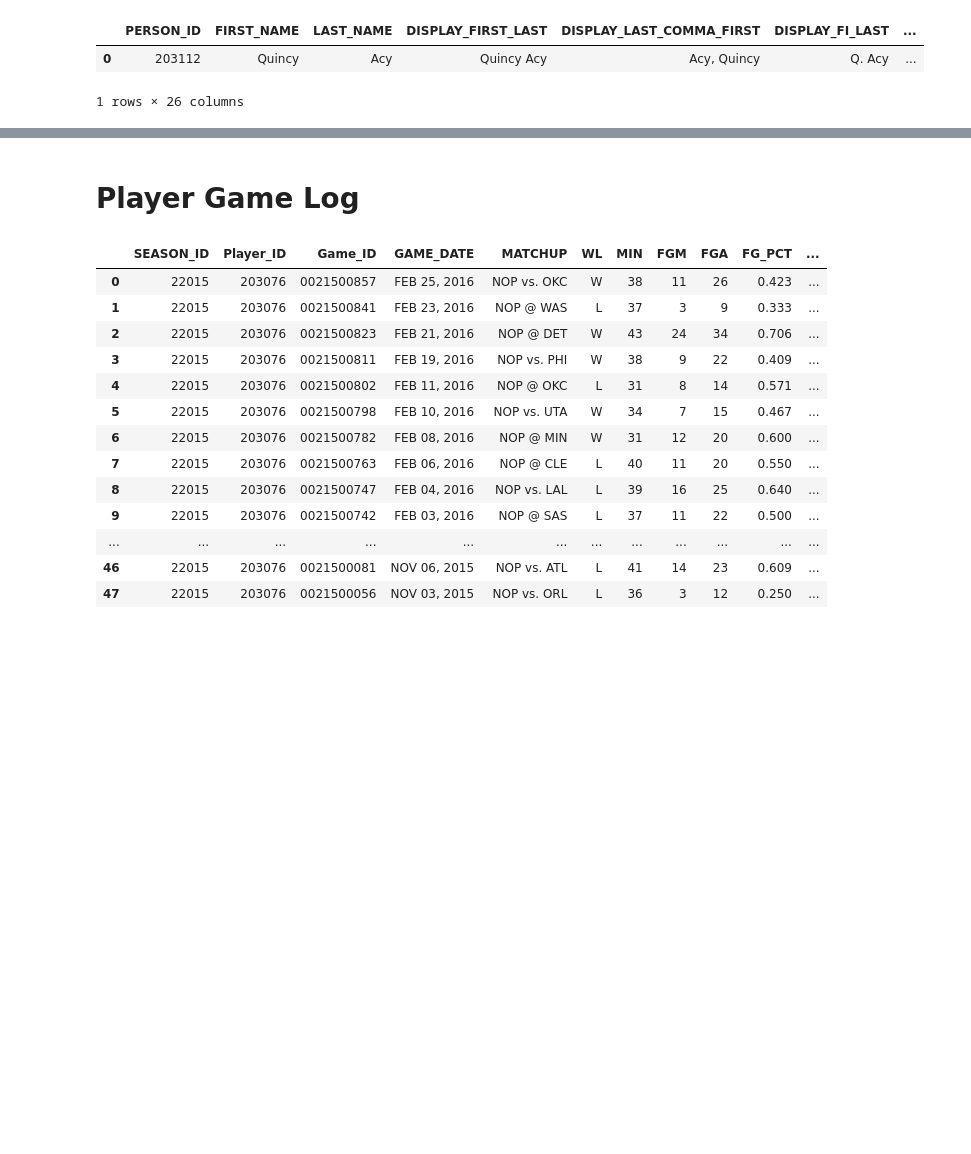
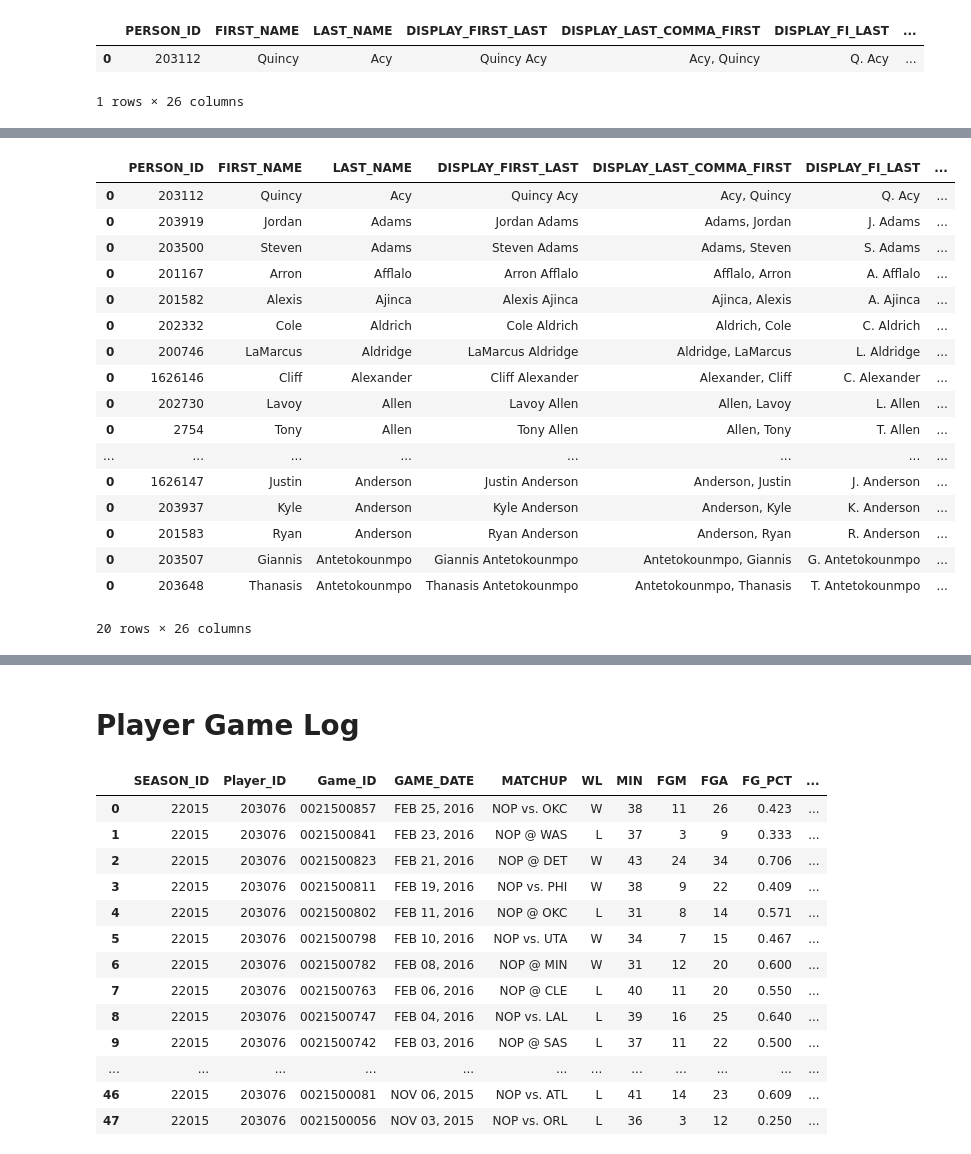
Before and after one commit to jpzhangvincent/NBAFantasySportBetting-ML-project, a Jupyter notebook: Scraping/Scraping for player game logs.ipynb, the cells around one changed output, grey strips where cells are left out. Drawn from its saved outputs; the diff is of its cells as text; code cells hidden in the pictures; blank space fills up the shorter version.

```diff
--- a/Scraping/Scraping for player game logs.ipynb
+++ b/Scraping/Scraping for player game logs.ipynb
@@ -9,7 +9,7 @@ requests.__version__
 # %%
 import pandas as pd
 # %%
-with open('../ECS-289K-Term-Project/Data/players.json') as data_file:
+with open('../Data/players.json') as data_file:
     playid_data = json.load(data_file)
 # %%
 playid_df = pd.DataFrame(playid_data)
@@ -24,0 +31,2 @@ playid_df.head()
+# %%
+ids_ls = playid_df['playerId']
@@ -43,3 +64,19 @@ tt.bio()
 |  | PERSON_ID | FIRST_NAME | LAST_NAME | DISPLAY_FIRST_LAST | DISPLAY_LAST_COMMA_FIRST | DISPLAY_FI_LAST | ... |
 | 0 | 203112 | Quincy | Acy | Quincy Acy | Acy, Quincy | Q. Acy | ... |
 1 rows × 26 columns
+# %%
+def collectAllPlayerBios(ids_ls):
+    leagueid = '00'
+    url = "http://stats.nba.com/stats/commonplayerinfo?"
+    u_a = {'user-agent':'Mozilla/5.0 (Windows NT 10.0; WOW64; rv:43.0) Gecko/20100101 Firefox/43.0'} #header is necessary
+    allplayerBios_df_ls = []
+
+    for playerid in ids_ls:
+        api_param = (('PlayerID',str(playerid)),('LeagueID',leagueid))
+        response = requests.get(url, params=api_param,headers={"USER-AGENT":u_a})
+        response_json = response.json()
+        response_df = pd.DataFrame(response_json['resultSets'][0]['rowSet'],columns=response_json['resultSets'][0]['headers'])
+        allplayerBios_df_ls.append(response_df)
+
+    allplayerBios_df = pd.concat(allplayerBios_df_ls,axis=0)
+    return(allplayerBios_df)
@@ -45,0 +94,23 @@ tt.bio()
+# %%
+allPlayerBios = collectAllPlayerBios(ids_ls)
+# %%
+allPlayerBios.head(20)
+# %% [output]
+|  | PERSON_ID | FIRST_NAME | LAST_NAME | DISPLAY_FIRST_LAST | DISPLAY_LAST_COMMA_FIRST | DISPLAY_FI_LAST | ... |
+| 0 | 203112 | Quincy | Acy | Quincy Acy | Acy, Quincy | Q. Acy | ... |
+| 0 | 203919 | Jordan | Adams | Jordan Adams | Adams, Jordan | J. Adams | ... |
+| 0 | 203500 | Steven | Adams | Steven Adams | Adams, Steven | S. Adams | ... |
+| 0 | 201167 | Arron | Afflalo | Arron Afflalo | Afflalo, Arron | A. Afflalo | ... |
+| 0 | 201582 | Alexis | Ajinca | Alexis Ajinca | Ajinca, Alexis | A. Ajinca | ... |
+| 0 | 202332 | Cole | Aldrich | Cole Aldrich | Aldrich, Cole | C. Aldrich | ... |
+| 0 | 200746 | LaMarcus | Aldridge | LaMarcus Aldridge | Aldridge, LaMarcus | L. Aldridge | ... |
+| 0 | 1626146 | Cliff | Alexander | Cliff Alexander | Alexander, Cliff | C. Alexander | ... |
+| 0 | 202730 | Lavoy | Allen | Lavoy Allen | Allen, Lavoy | L. Allen | ... |
+| 0 | 2754 | Tony | Allen | Tony Allen | Allen, Tony | T. Allen | ... |
+| ... | ... | ... | ... | ... | ... | ... | ... |
+| 0 | 1626147 | Justin | Anderson | Justin Anderson | Anderson, Justin | J. Anderson | ... |
+| 0 | 203937 | Kyle | Anderson | Kyle Anderson | Anderson, Kyle | K. Anderson | ... |
+| 0 | 201583 | Ryan | Anderson | Ryan Anderson | Anderson, Ryan | R. Anderson | ... |
+| 0 | 203507 | Giannis | Antetokounmpo | Giannis Antetokounmpo | Antetokounmpo, Giannis | G. Antetokounmpo | ... |
+| 0 | 203648 | Thanasis | Antetokounmpo | Thanasis Antetokounmpo | Antetokounmpo, Thanasis | T. Antetokounmpo | ... |
+20 rows × 26 columns
```
Also changed, not shown: parts of 15 cells of this notebook.
